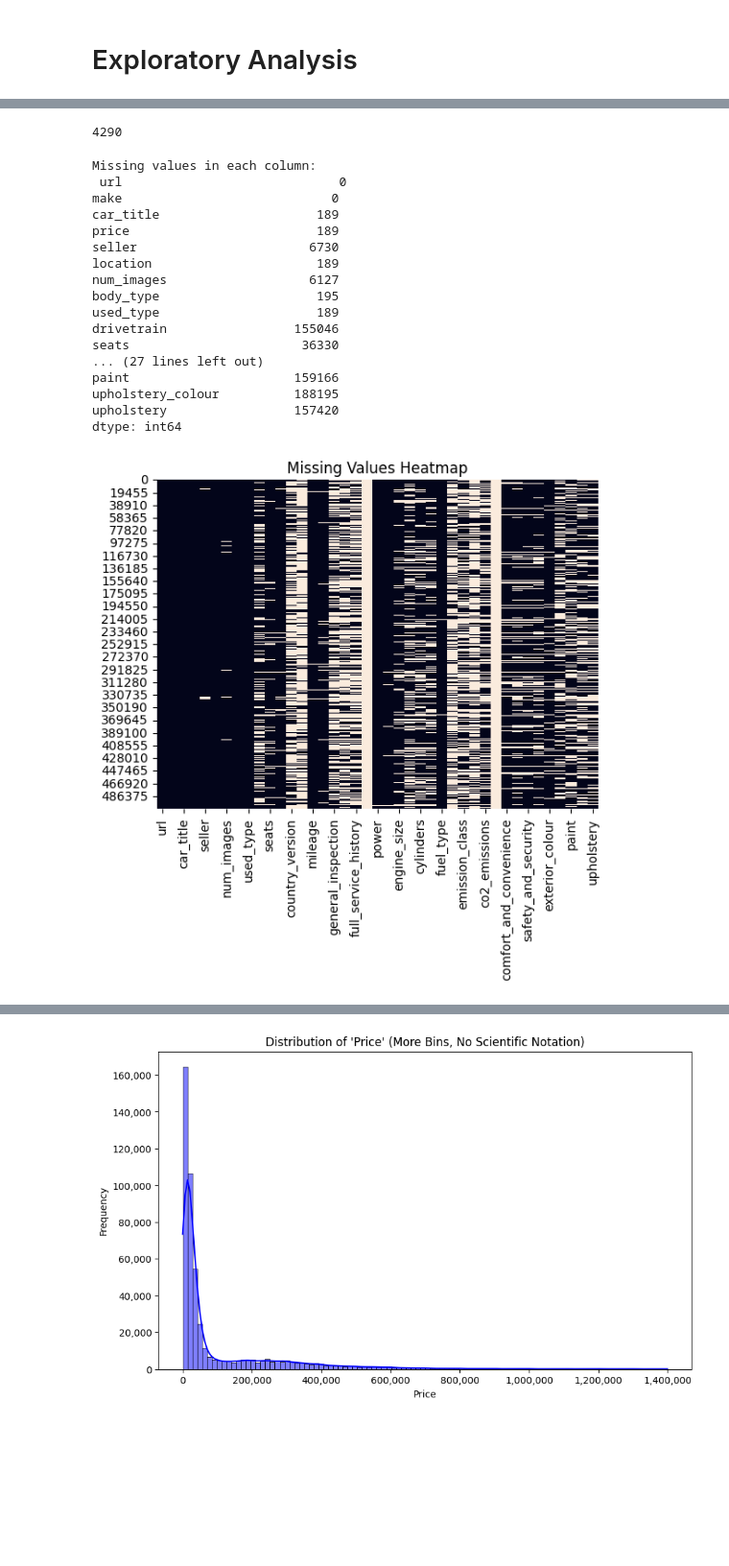
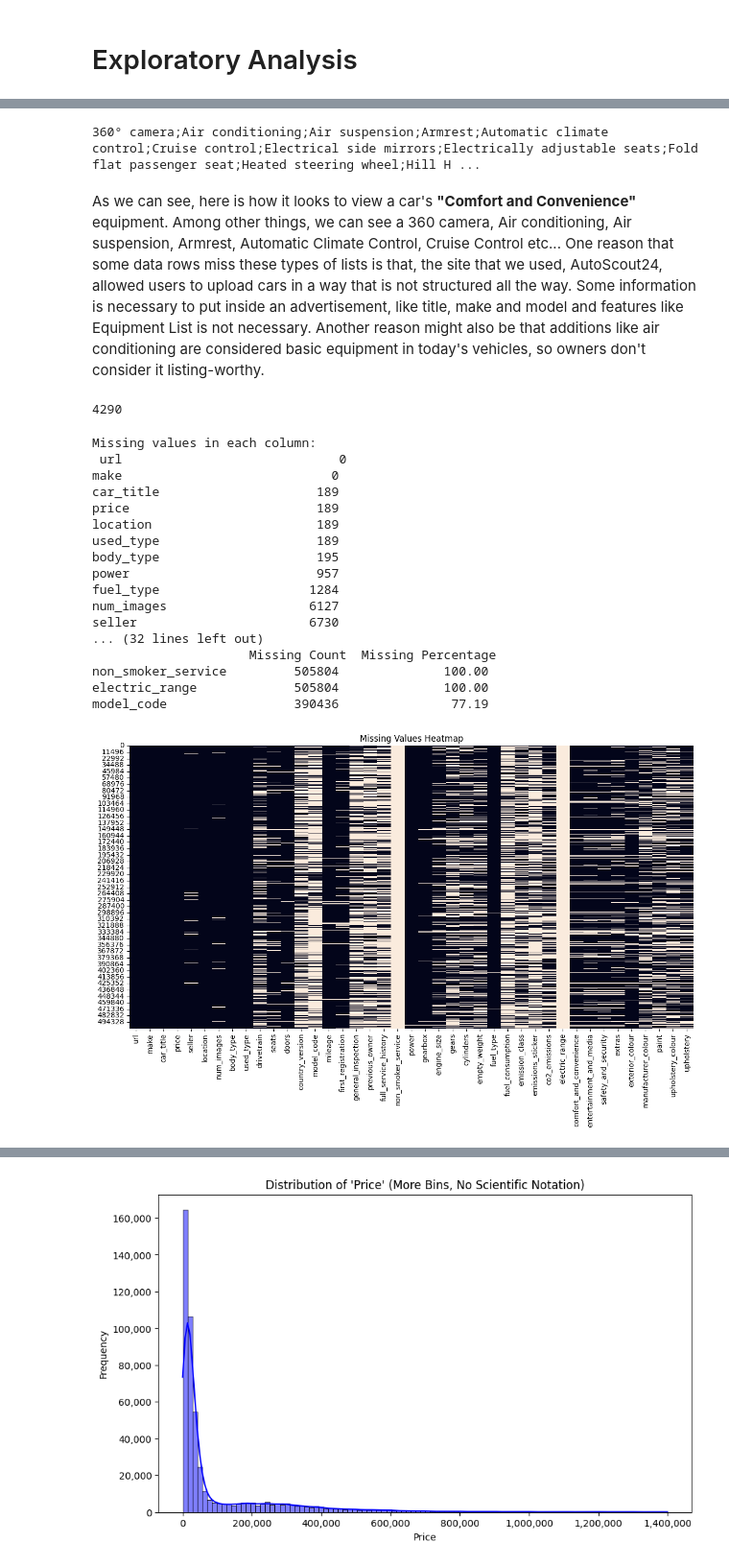
Before and after one commit to dfoddav2/SS25-capstone-project, a Jupyter notebook: exploratory.ipynb, the cells around one changed output, grey strips where cells are left out. Shown: that part at 96% size. Drawn from its saved outputs; the diff is of its cells as text; code cells hidden in the pictures; blank space fills up the shorter version.

```diff
--- a/exploratory.ipynb
+++ b/exploratory.ipynb
@@ -44 +93,9 @@ dtype: object
+# %%
+print(df["comfort_and_convenience"][10])
+# %% [output]
+360° camera;Air conditioning;Air suspension;Armrest;Automatic climate control;Cruise control;Electrical side mirrors;Electrically adjustable seats;Fold flat passenger seat;Heated steering wheel;Hill H ...
+# %% [markdown]
+As we can see, here is how it looks to view a car's **"Comfort and Convenience"** equipment. Among other things, we can see a 360 camera, Air conditioning, Air suspension, Armrest, Automatic Climate Control, Cruise Control etc...
+One reason that some data rows miss these types of lists is that, the site that we used, AutoScout24, allowed users to upload cars in a way that is not structured all the way. Some information is necessary to put inside an advertisement, like title, make and model and features like Equipment List is not necessary.
+Another reason might also be that additions like air conditioning are considered basic equipment in today's vehicles, so owners don't consider it listing-worthy.
 # %%
@@ -50,29 +106,43 @@ print(len(ferraris_df))
 # %%
 # 2. Missing Values
 
+missing_values = df.isnull().sum().sort_values(ascending=True)
+missing_percentage = (missing_values / len(df)) * 100
+
+missing_stats = pd.DataFrame({
+    'Missing Count': missing_values,
+    'Missing Percentage': missing_percentage
+})
+
+high_missing = missing_stats[missing_stats['Missing Percentage'] > 70].sort_values('Missing Percentage', ascending=False)
+
 # Check for missing values in each column
-print("\nMissing values in each column:\n", df.isnull().sum())
+print("\nMissing values in each column:\n", missing_values)
+
+print("Features with more than 70% of the data missing:\n", high_missing)
 
 # Visualize missing values using a heatmap
+plt.figure(figsize=(12, 8))
 sns.heatmap(df.isnull(), cbar=False)
 plt.title("Missing Values Heatmap")
+plt.tight_layout()
 plt.show()
 # %% [output]
 Missing values in each column:
  url                             0
 make                            0
 car_title                     189
 price                         189
+location                      189
+used_type                     189
+body_type                     195
+power                         957
+fuel_type                    1284
+num_images                   6127
 seller                       6730
-location                      189
-num_images                   6127
-body_type                     195
-used_type                     189
-drivetrain                 155046
-seats                       36330
-... (27 lines left out)
-paint                      159166
-upholstery_colour          188195
-upholstery                 157420
-dtype: int64
+... (32 lines left out)
+                     Missing Count  Missing Percentage
+non_smoker_service         505804              100.00
+electric_range             505804              100.00
+model_code                 390436               77.19
-[figure, old version]
+[figure, new version]
```
Also changed, not shown: parts of 10 cells of this notebook.
